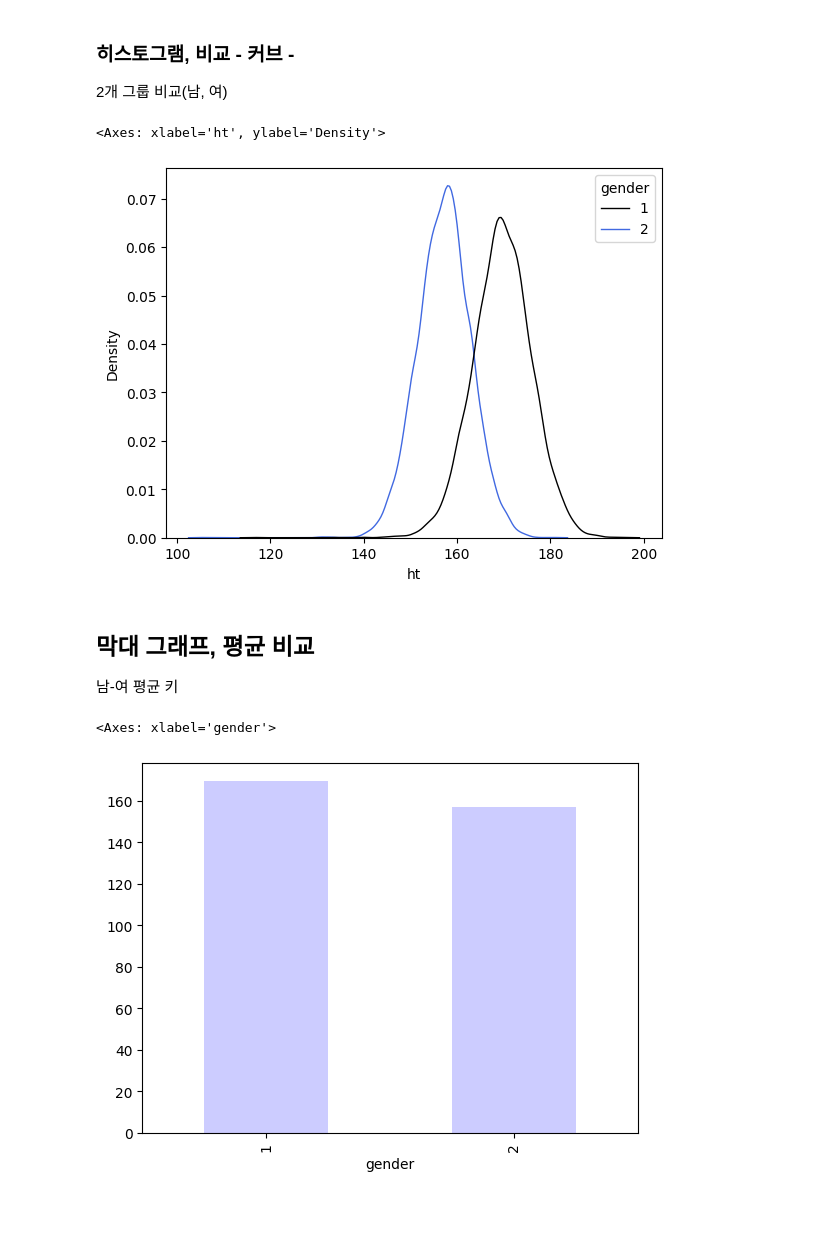
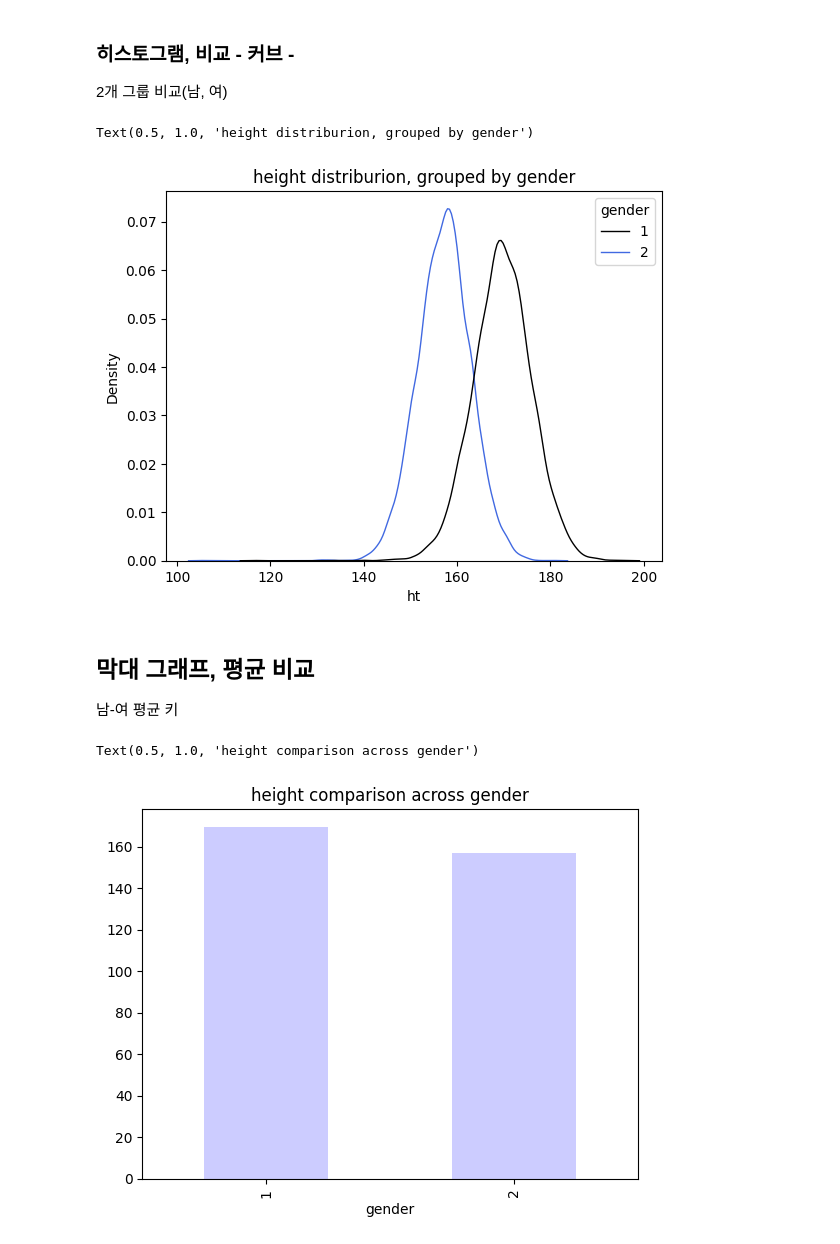
Before and after one commit to bahn28/salad, a Jupyter notebook: a03_3_describ_rex_colab.ipynb, the cells around one changed output. Cells and saved outputs as stored; diff of their text form; code cells hidden in the pictures; blank space fills up the shorter version.

```diff
--- a/a03_3_describ_rex_colab.ipynb
+++ b/a03_3_describ_rex_colab.ipynb
@@ -491,26 +494,28 @@ plt.show()
 # %%
 import seaborn as sns
 # hue 옵션으로 성별에 따른 곡선을 한 그래프에 출력
 gender_colors = {1 : 'black', 2 : 'royalblue'}  # 짝 맞춰서 색 지정, 딕셔너리 형태, 뒤에 나오는 커브,
 sns.kdeplot(data=df_dat,
             x='ht',
             hue='gender',
             common_norm=False,      # 각 그룹별 비율을 1로 맞춤. 즉 전체면적 1로 통일.
             palette=gender_colors,
             linewidth=1.0
             )
+plt.title("height distriburion, grouped by gender")
 # %% [output]
-<Axes: xlabel='ht', ylabel='Density'>
+Text(0.5, 1.0, 'height distriburion, grouped by gender')
-[figure, old version]
+[figure, new version]
 # %% [markdown]
 ## 막대 그래프, 평균 비교
 남-여 평균 키
 # %%
 #  성별 평균키
 df_dat.groupby('gender')['ht'].mean().plot(kind='bar', color="blue", alpha=0.2 )
+plt.title("height comparison across gender")
 # %% [output]
-<Axes: xlabel='gender'>
+Text(0.5, 1.0, 'height comparison across gender')
-[figure, old version]
+[figure, new version]
 # %%
 # ## 3. 기타 기술 통계 관련 이슈
 
```
Also changed, not shown: parts of 2 cells of this notebook.
